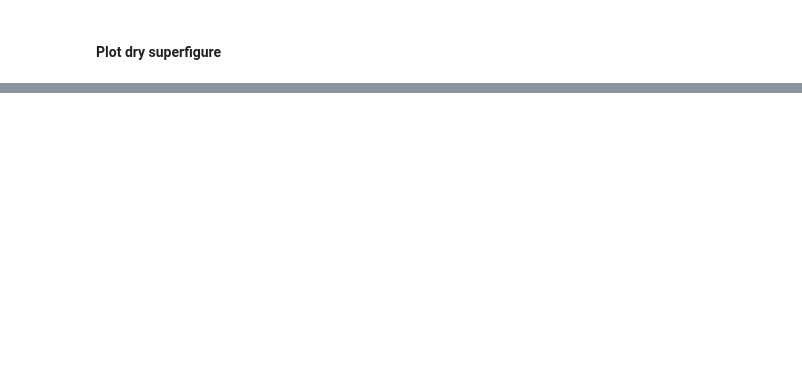
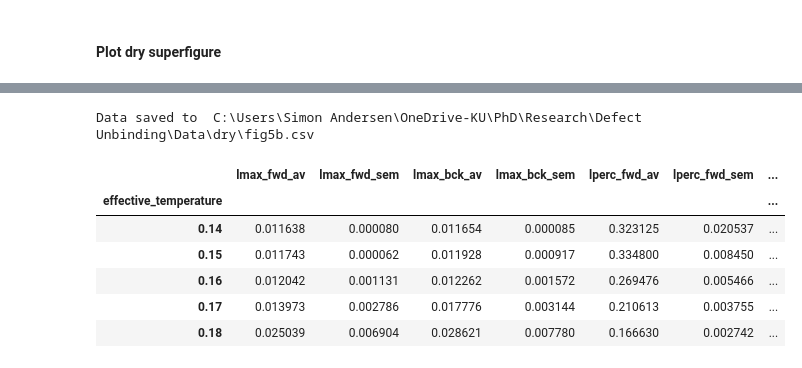
Before and after one commit to simonguld/Thesis, a Jupyter notebook: NematicAnalysis/defect_unbinding/plot_dry.ipynb, the cells around one changed output, grey strips where cells are left out. Drawn from its saved outputs; the diff is of its cells as text; code cells hidden in the pictures; blank space fills up the shorter version.

Commit message:
plot_dry tweaks

```diff
--- a/NematicAnalysis/defect_unbinding/plot_dry.ipynb
+++ b/NematicAnalysis/defect_unbinding/plot_dry.ipynb
@@ -838,0 +912,67 @@ if mode == 'dryvl':
+# %%
+act_include_list = [.14, .22, .25, .30]
+
+
+data_mode='dry'
+index_name='radial_distance_normalized'
+i=1
+fig_num = 5
+
+fig_letter = f'{fig_num}{string.ascii_lowercase[i]}'
+#fig_letter= f'{fig_num}a+c'
+data_save_path = os.path.join(os.environ['Research'], 'Defect Unbinding', 'Data', data_mode)
+os.makedirs(data_save_path, exist_ok=True)
+
+xvals=rvals/LX
+
+# make npz file with all data
+#dirr_corr_data = {}
+#radial_distance_normalized = rvals/LX
+
+
+
+df_nn = pd.DataFrame(index=xvals, columns=['dir_corr_fwd_(T=0.14)', 'dir_corr_bck_(T=0.14)',
+                                           'dir_corr_fwd_(T=0.22)', 'dir_corr_bck_(T=0.22)'
+                                          'dir_corr_fwd_(T=0.25)', 'dir_corr_bck_(T=0.25)',
+                                          'dir_corr_fwd_(T=0.3)', 'dir_corr_bck_(T=0.3)']  )
+# name the index column at 'Activity'
+df_nn.index.name = index_name
+
+act_include_list = [.14, .22, .25, .30]
+
+rdf_fwd_list = []
+rdf_bck_list = []
+
+for j, act in enumerate(act_include_list):
+    try:
+        if act in act_fwd_vl:
+            act_idx_fwd_vl = np.argwhere(act_fwd_vl == act)[0][0]
+            rdf_fwd_list.append(rdf_arr_av_fwd_vl[act_idx_fwd_vl, 0,:])
+           # ax[1].plot(rvals/LX, rdf_arr_av_fwd_vl[act_idx_fwd_vl, 0,:],'-', color=f'C{j}', label = rf'$T^*=~${act:.2f}')
+        else:
+            act_idx_fwd = np.argwhere(act_fwd == act)[0][0]
+            rdf_fwd_list.append(rdf_arr_av_fwd[act_idx_fwd, 0,:])
+           # ax[1].plot(rvals/LX, rdf_arr_av_fwd[act_idx_fwd, 0,:],'-', color=f'C{j}',  label = rf'$T^*=~${act:.2f}')
+    except:
+        pass
+    try:
+        act_idx_bck = np.argwhere(act_bck == act)[0][0]
+        rdf_bck_list.append(rdf_arr_av_bck[act_idx_bck, 0,:])
+        #ax[1].plot(rvals/LX, rdf_arr_av_bck[act_idx_bck, 0,:],ls='dashed', color=f'C{j}',)# label = rf'$T^* = ${act:.3f}' if j==0 else None) # $~~~~~~~~~\hspace{5em}$' if i==0 else None)# label=r'$\overline{l_{perc}}$')
+    except:
+        pass
+
+for j, T in enumerate(act_include_list):
+    df_nn.loc[:, f'dir_corr_fwd_(T={T})'] = rdf_fwd_list[j]
+    if j < len(rdf_bck_list):
+        df_nn.loc[:, f'dir_corr_bck_(T={T})'] = rdf_bck_list[j]
+
+# remove columns with all NaN values
+df_nn = df_nn.dropna(axis=1, how='all')
+# convert to float
+df_nn = df_nn.astype(float)
+# save to csv
+df_nn.to_csv(os.path.join(data_save_path, f'fig{fig_letter}.csv'), index=True)
+print('Data saved to ', os.path.join(data_save_path, f'fig{fig_letter}.csv'))
+# %% [output]
+Data saved to  C:\Users\Simon Andersen\OneDrive-KU\PhD\Research\Defect Unbinding\Data\dry\fig5b.csv
@@ -838,0 +1087,10 @@ if mode == 'dryvl':
+# %%
+df_nn_loaded.head()
+# %% [output]
+|  | lmax_fwd_av | lmax_fwd_sem | lmax_bck_av | lmax_bck_sem | lperc_fwd_av | lperc_fwd_sem | ... |
+| effective_temperature |  |  |  |  |  |  | ... |
+| 0.14 | 0.011638 | 0.000080 | 0.011654 | 0.000085 | 0.323125 | 0.020537 | ... |
+| 0.15 | 0.011743 | 0.000062 | 0.011928 | 0.000917 | 0.334800 | 0.008450 | ... |
+| 0.16 | 0.012042 | 0.001131 | 0.012262 | 0.001572 | 0.269476 | 0.005466 | ... |
+| 0.17 | 0.013973 | 0.002786 | 0.017776 | 0.003144 | 0.210613 | 0.003755 | ... |
+| 0.18 | 0.025039 | 0.006904 | 0.028621 | 0.007780 | 0.166630 | 0.002742 | ... |
```
Also changed, not shown: parts of 11 cells of this notebook.
